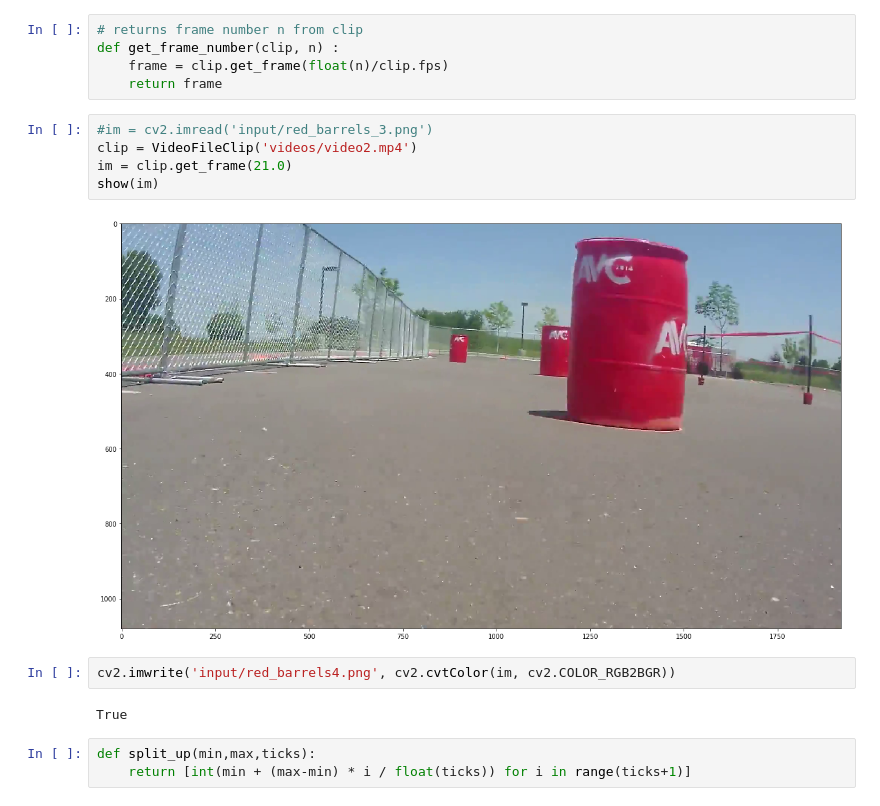
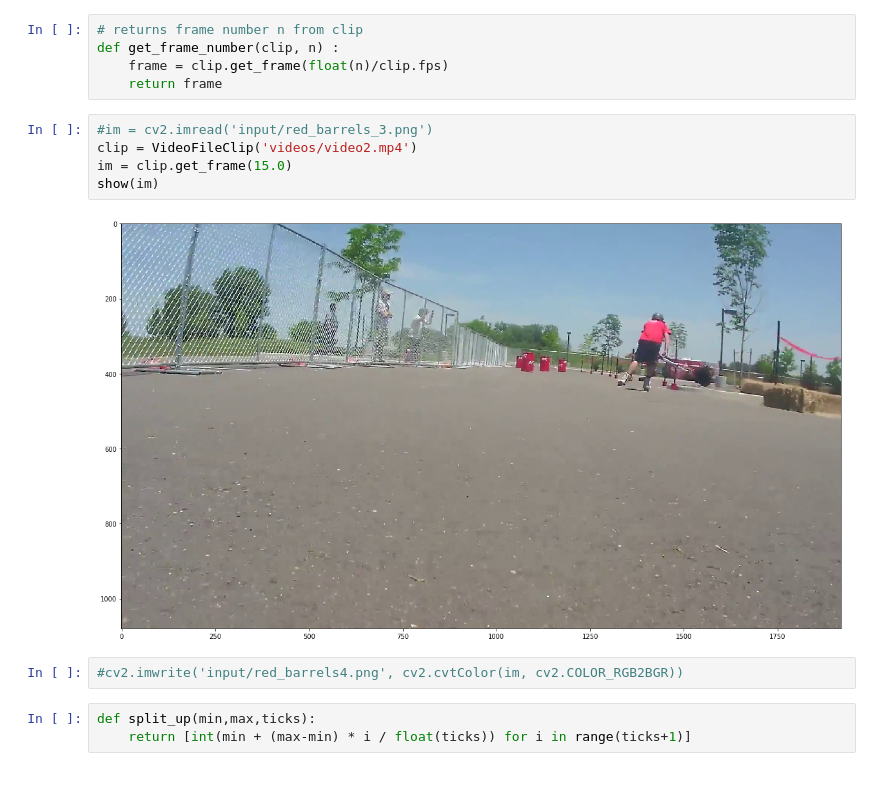
Before and after one commit to berickson/race-vision, a Jupyter notebook: Find Red Barrels.ipynb, the cells around one changed output. Cells and saved outputs as stored; diff of their text form.

```diff
--- a/Find Red Barrels.ipynb
+++ b/Find Red Barrels.ipynb
@@ -30,14 +30,12 @@ def get_frame_number(clip, n) :
 # %%
 #im = cv2.imread('input/red_barrels_3.png')
 clip = VideoFileClip('videos/video2.mp4')
-im = clip.get_frame(21.0)
+im = clip.get_frame(15.0)
 show(im)
 # %% [output]
-[figure, old version]
+[figure, new version]
 # %%
-cv2.imwrite('input/red_barrels4.png', cv2.cvtColor(im, cv2.COLOR_RGB2BGR))
+#cv2.imwrite('input/red_barrels4.png', cv2.cvtColor(im, cv2.COLOR_RGB2BGR))
-# %% [output]
-True
 # %%
 def split_up(min,max,ticks):
     return [int(min + (max-min) * i / float(ticks)) for i in range(ticks+1)]
```
Also changed, not shown: parts of 13 cells of this notebook, 4 other files.
